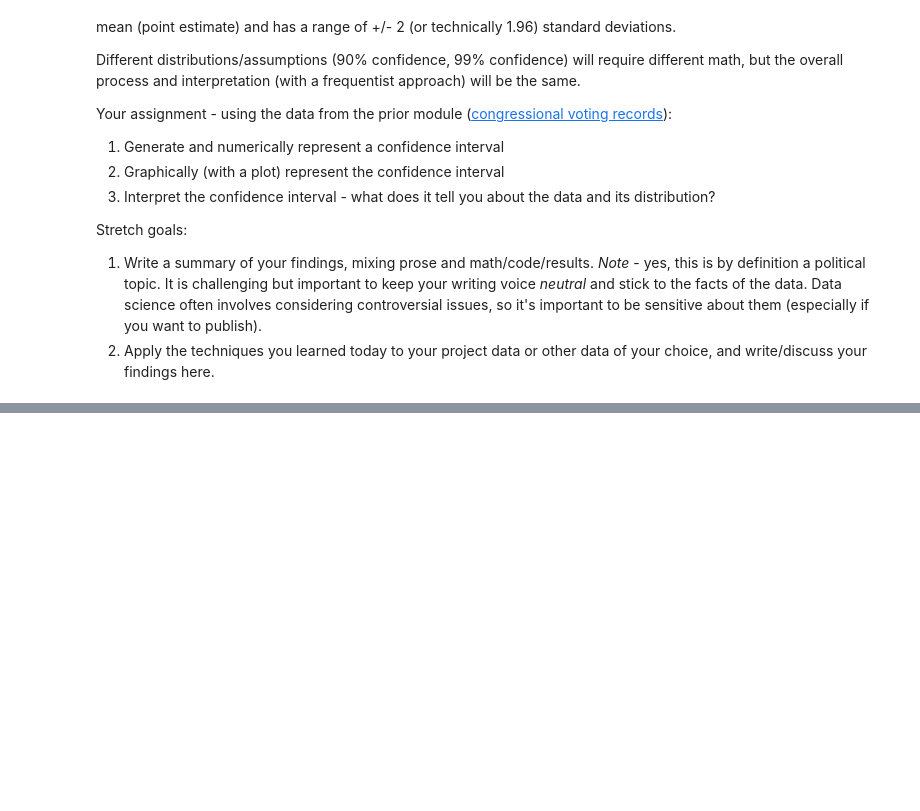
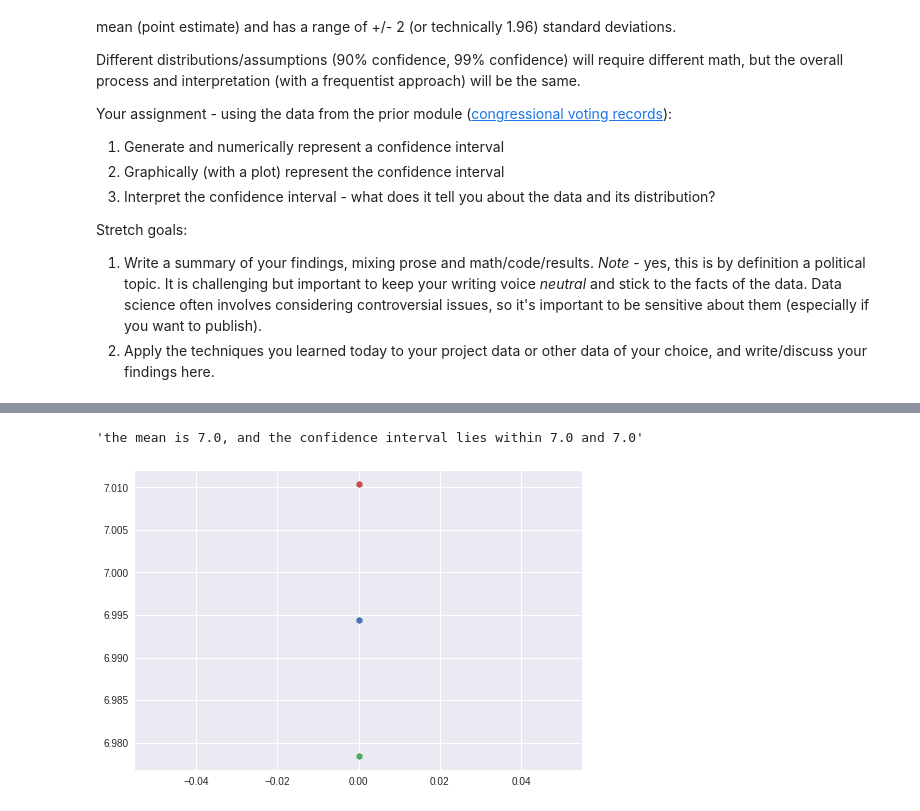
Before and after one commit to bloominstituteoftechnology/DS-Unit-1-Sprint-3-Statistical-Tests-and-Experiments, a Jupyter notebook: module2-sampling-confidence-intervals-and-hypothesis-testing/LS_DS_142_Sampling_Confidence_Intervals_and_Hypothesis_Testing.ipynb, the cells around one changed output, grey strips where cells are left out. Cells and saved outputs as stored; diff of their text form; code cells hidden in the pictures; blank space fills up the shorter version.

```diff
--- a/module2-sampling-confidence-intervals-and-hypothesis-testing/LS_DS_142_Sampling_Confidence_Intervals_and_Hypothesis_Testing.ipynb
+++ b/module2-sampling-confidence-intervals-and-hypothesis-testing/LS_DS_142_Sampling_Confidence_Intervals_and_Hypothesis_Testing.ipynb
@@ -99,0 +239,3 @@ Stretch goals:
+# %%
+df = pd.read_table('drugsComTrain_raw.tsv', delimiter='\t')
+df.head()
@@ -99,0 +249,8 @@ Stretch goals:
+# %%
+def confidence_interval(data, confidence=0.95):
+  data = np.array(data)
+  mean = np.mean(data)
+  n = len(data)
+  stderr = stats.sem(data)
+  interval = stderr * stats.t.ppf((1 + confidence) / 2., n-1)
+  return (mean, mean - interval, mean+ interval)
@@ -99,0 +262,5 @@ Stretch goals:
+# %%
+#calculate the drug rating for the confidence interval 0.95
+print_report(confidence_interval, data=df.rating)
+# %% [output]
+'the mean is 7.0, and the confidence interval lies within 7.0 and 7.0'
@@ -99,0 +269,11 @@ Stretch goals:
+# %%
+def plot_report(confidence_interval, data=df.rating):
+  a = confidence_interval(data)
+  return(
+  plt.plot(a[0], 'mean'),
+  plt.plot(a[1], 'lower bound'),
+  plt.plot(a[2], 'higher bound'))
+# %%
+plot_report(confidence_interval, data=df.rating);
+# %% [output]
+[figure, added]
```
Also changed, not shown: parts of 32 cells of this notebook.
